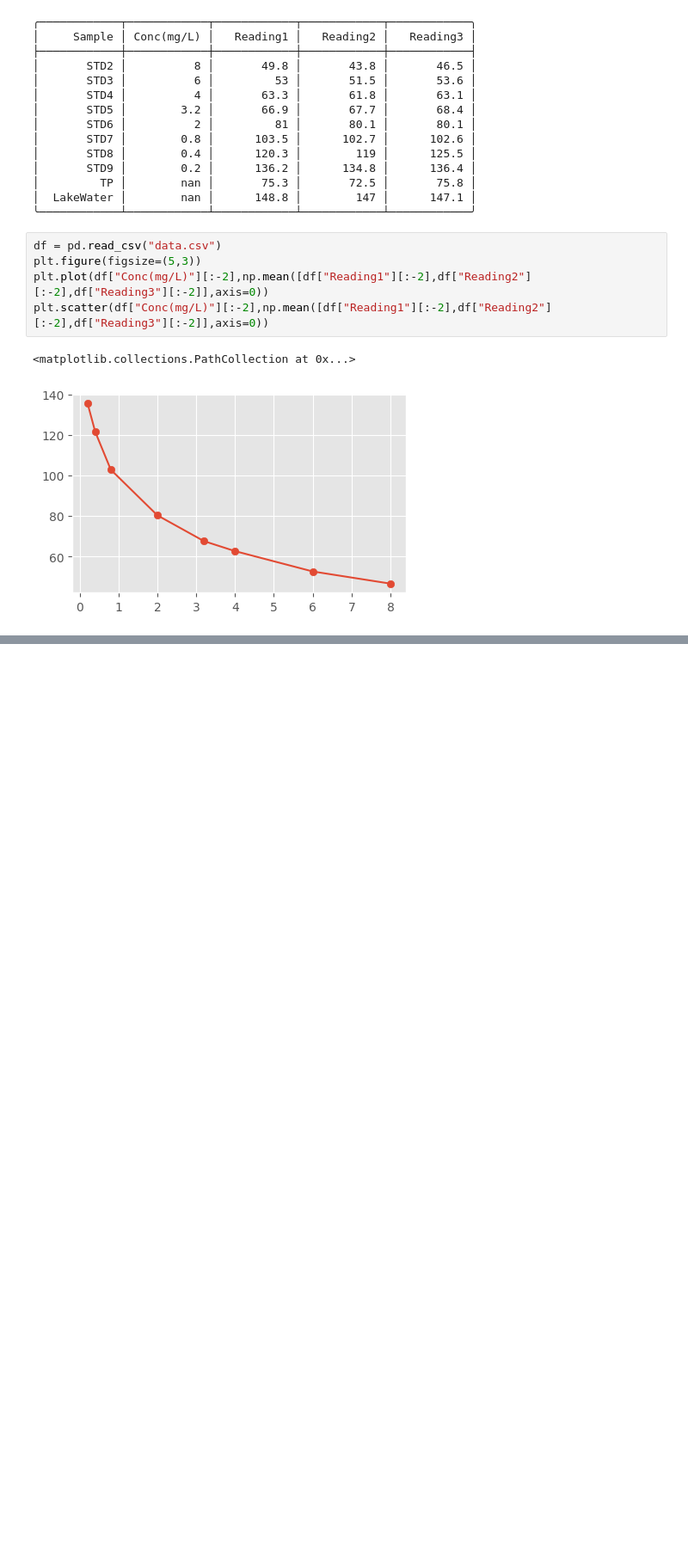
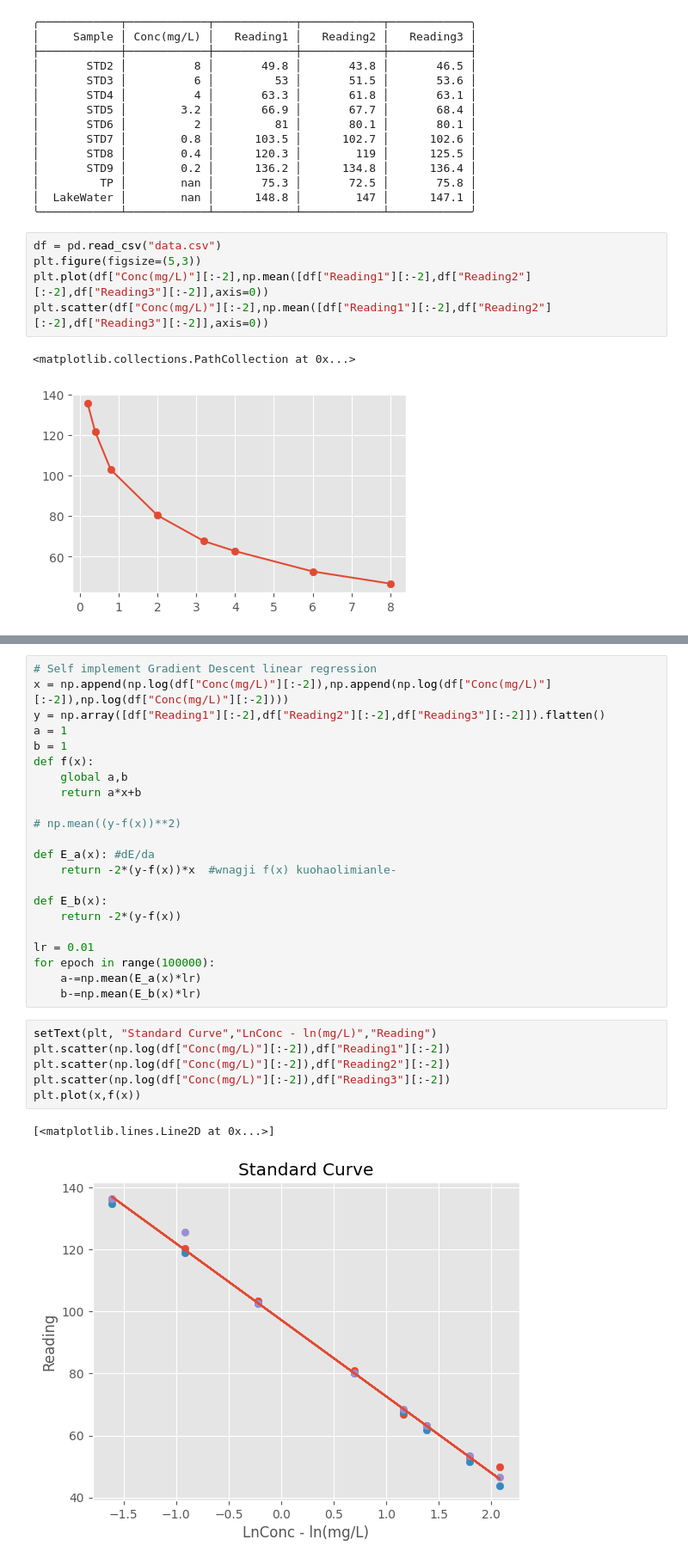
Before and after one commit to weathon/lab7, a Jupyter notebook: main.ipynb, the cells around one changed output, grey strips where cells are left out. Shown: that part at 86% size. Cells and saved outputs as stored; diff of their text form; blank space fills up the shorter version.

Commit message:
Added Gradient Descent linear regression

```diff
--- a/main.ipynb
+++ b/main.ipynb
@@ -54,0 +55,31 @@ plt.scatter(df["Conc(mg/L)"][:-2],np.log(np.mean([df["Reading1"][:-2],df["Readin
+# %%
+# Self implement Gradient Descent linear regression
+x = np.append(np.log(df["Conc(mg/L)"][:-2]),np.append(np.log(df["Conc(mg/L)"][:-2]),np.log(df["Conc(mg/L)"][:-2])))
+y = np.array([df["Reading1"][:-2],df["Reading2"][:-2],df["Reading3"][:-2]]).flatten()
+a = 1
+b = 1
+def f(x):
+    global a,b
+    return a*x+b
+
+# np.mean((y-f(x))**2)
+
+def E_a(x): #dE/da
+    return -2*(y-f(x))*x  #wnagji f(x) kuohaolimianle-
+
+def E_b(x):
+    return -2*(y-f(x))
+
+lr = 0.01
+for epoch in range(100000):
+    a-=np.mean(E_a(x)*lr)
+    b-=np.mean(E_b(x)*lr)
+# %%
+setText(plt, "Standard Curve","LnConc - ln(mg/L)","Reading")
+plt.scatter(np.log(df["Conc(mg/L)"][:-2]),df["Reading1"][:-2])
+plt.scatter(np.log(df["Conc(mg/L)"][:-2]),df["Reading2"][:-2])
+plt.scatter(np.log(df["Conc(mg/L)"][:-2]),df["Reading3"][:-2])
+plt.plot(x,f(x))
+# %% [output]
+[<matplotlib.lines.Line2D at 0x...>]
+[figure, added]
```
Also changed, not shown: parts of 1 cell of this notebook.
